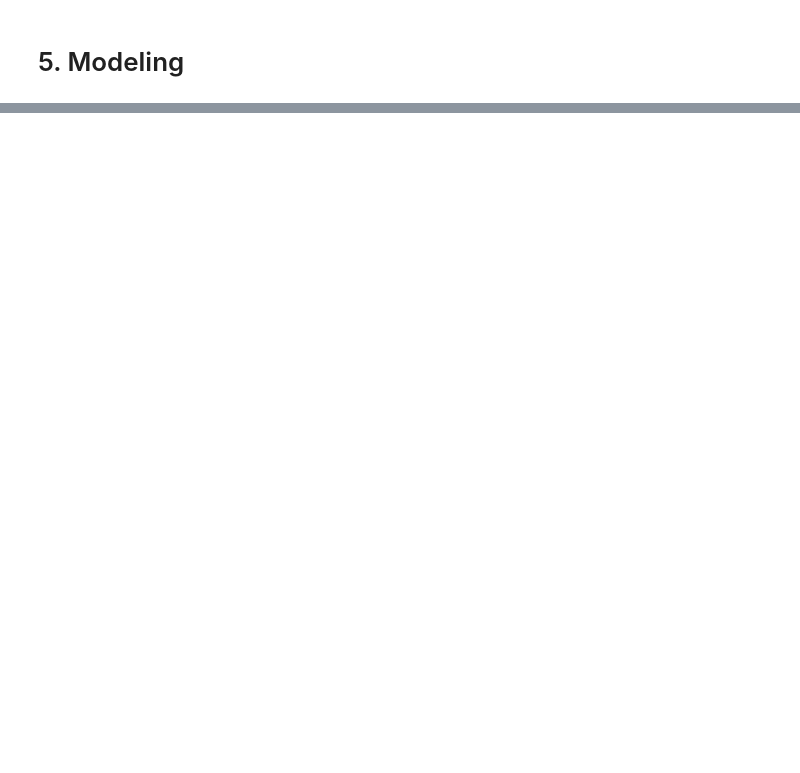
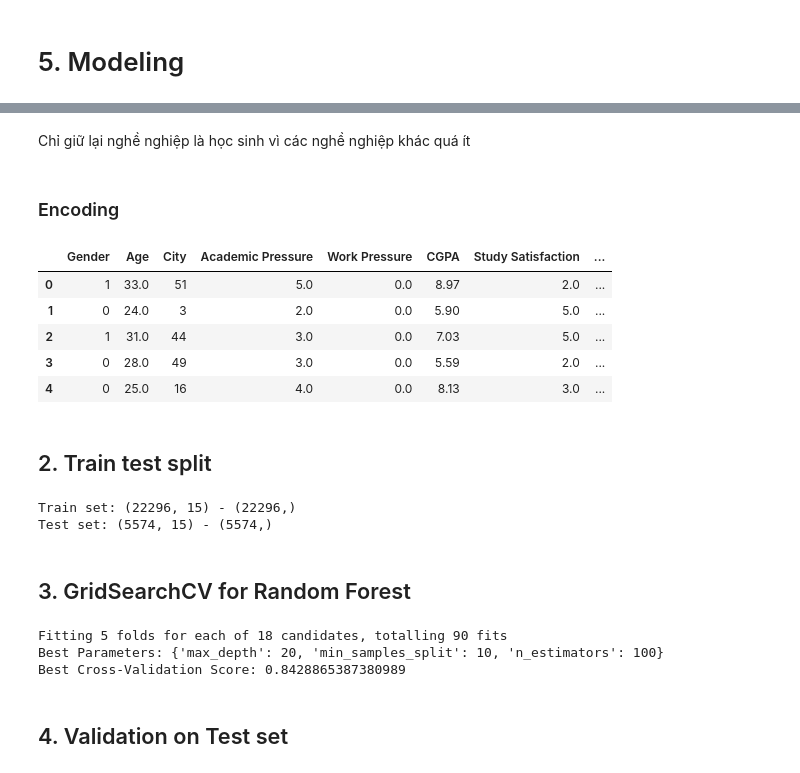
Before and after one commit to lhldanh/HCMUS_-CSC17104_Final_Project, a Jupyter notebook: main.ipynb, the cells around one changed output, grey strips where cells are left out. Drawn from its saved outputs; the diff is of its cells as text; code cells hidden in the pictures; blank space fills up the shorter version.

```diff
--- a/main.ipynb
+++ b/main.ipynb
@@ -805,0 +855,2 @@ Nhìn vào hệ số tương quan:
+# %%
+df.drop(columns=['id'], inplace=True)
@@ -805,0 +885,59 @@ Nhìn vào hệ số tương quan:
+# %%
+df = df[df['Profession'] == 'Student']
+df.drop(columns = ['Profession'], inplace=True)
+# %% [markdown]
+Chỉ giữ lại nghề nghiệp là học sinh vì các nghề nghiệp khác quá ít
+# %% [markdown]
+### Encoding
+# %%
+categorical_cols = df.select_dtypes(include=['object']).columns  # Cột phân loại
+
+le = LabelEncoder()
+for col in categorical_cols:
+    df[col] = le.fit_transform(df[col])
+df.head(5)
+# %% [output]
+|  | Gender | Age | City | Academic Pressure | Work Pressure | CGPA | Study Satisfaction | ... |
+| 0 | 1 | 33.0 | 51 | 5.0 | 0.0 | 8.97 | 2.0 | ... |
+| 1 | 0 | 24.0 | 3 | 2.0 | 0.0 | 5.90 | 5.0 | ... |
+| 2 | 1 | 31.0 | 44 | 3.0 | 0.0 | 7.03 | 5.0 | ... |
+| 3 | 0 | 28.0 | 49 | 3.0 | 0.0 | 5.59 | 2.0 | ... |
+| 4 | 0 | 25.0 | 16 | 4.0 | 0.0 | 8.13 | 3.0 | ... |
+# %% [markdown]
+## 2. Train test split
+# %%
+X = df.drop(columns=['Depression'])
+y = df['Depression']
+
+X_train, X_test, y_train, y_test = train_test_split(X, y, test_size=0.2, random_state=42)
+print(f'Train set: {X_train.shape} - {y_train.shape}')
+print(f'Test set: {X_test.shape} - {y_test.shape}')
+# %% [output]
+Train set: (22296, 15) - (22296,)
+Test set: (5574, 15) - (5574,)
+# %% [markdown]
+## 3. GridSearchCV for Random Forest
+# %%
+param_grid = {
+    'n_estimators': [50, 100, 200],             # Số lượng cây
+    'max_depth': [10, 20, 30],            # Độ sâu tối đa mỗi cây
+    'min_samples_split': [5, 10],               # Số mẫu tối thiểu để chia nhánh
+}
+
+rfc = RandomForestClassifier(random_state=42)
+
+grid_search = GridSearchCV(estimator=rfc, param_grid=param_grid,
+                           cv=5, scoring='accuracy', n_jobs=-1, verbose=1)
+
+# Tìm kiếm siêu tham số tốt nhất
+grid_search.fit(X_train, y_train)
+
+# In kết quả tốt nhất
+print("Best Parameters:", grid_search.best_params_)
+print("Best Cross-Validation Score:", grid_search.best_score_)
+# %% [output]
+Fitting 5 folds for each of 18 candidates, totalling 90 fits
+Best Parameters: {'max_depth': 20, 'min_samples_split': 10, 'n_estimators': 100}
+Best Cross-Validation Score: 0.8428865387380989
+# %% [markdown]
+## 4. Validation on Test set
```
Also changed, not shown: parts of 34 cells of this notebook.
